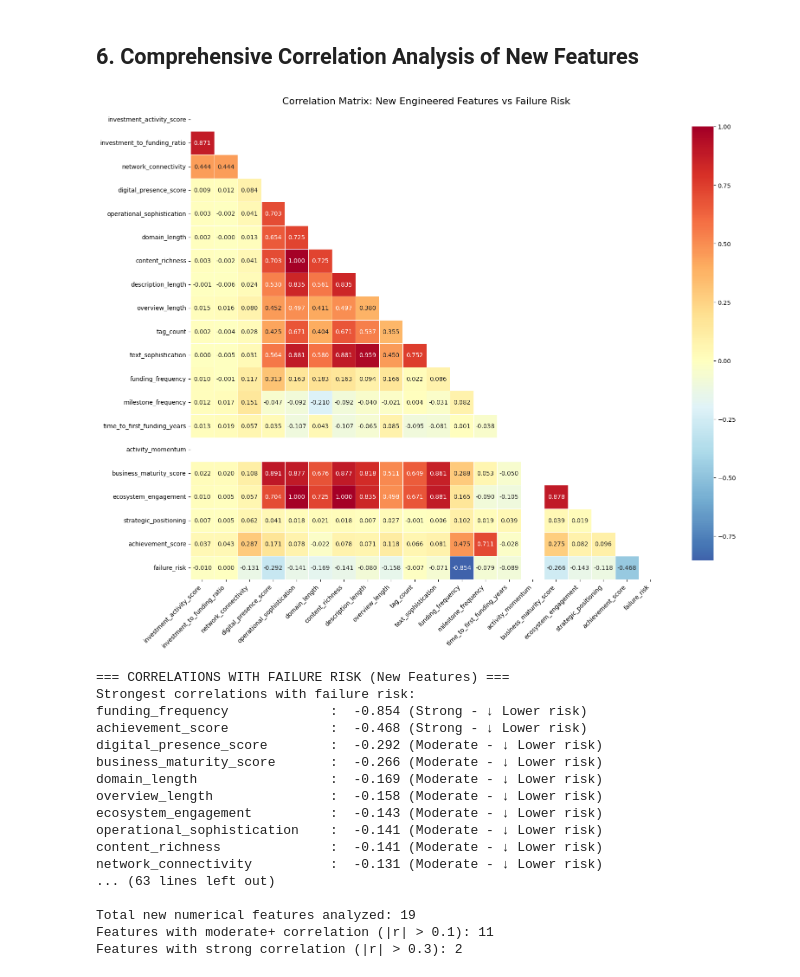
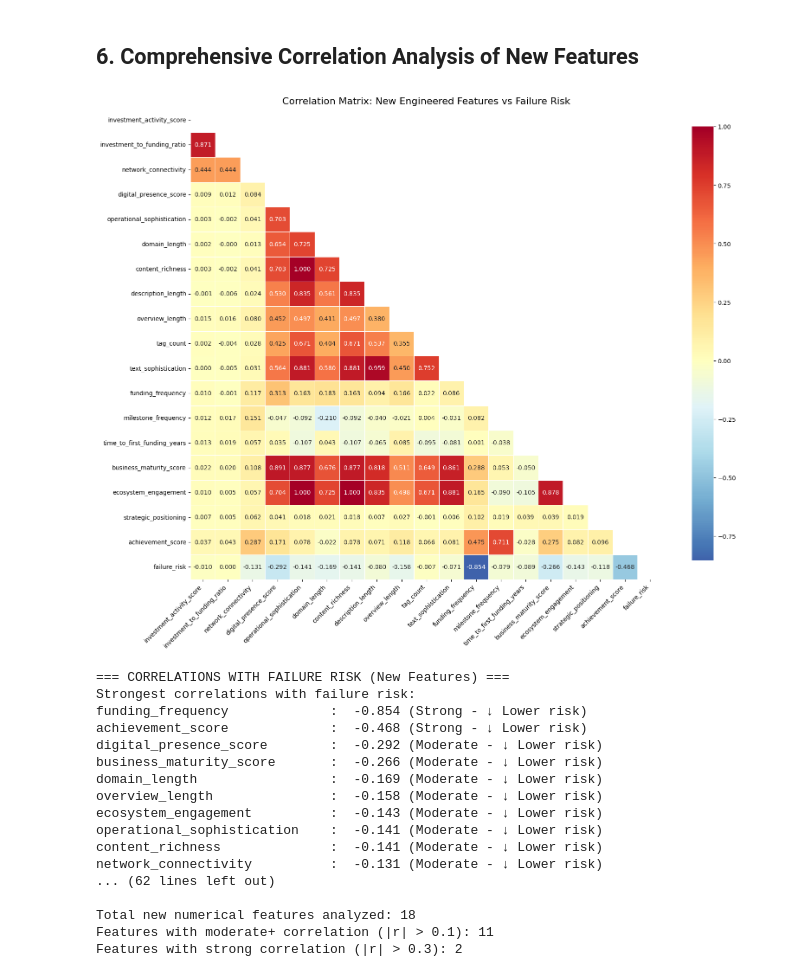
Before and after one commit to GM-Team-1/gm-credit-fund-risk-model, a Jupyter notebook: eda.ipynb, the cells around one changed output. Cells and saved outputs as stored; diff of their text form; code cells hidden in the pictures.

```diff
--- a/eda.ipynb
+++ b/eda.ipynb
@@ -1031,9 +1024,9 @@ Milestone Frequency Statistics (for companies with milestones):
 # %%
 # Composite Business Health Features Analysis
-composite_features = ['business_maturity_score', 'ecosystem_engagement', 'strategic_positioning',
-                      'activity_momentum', 'operational_sophistication', 'achievement_score']
+composite_features = ['business_maturity_score', 'ecosystem_engagement',
+                     'operational_sophistication', 'achievement_score']
 
-fig, axes = plt.subplots(2, 3, figsize=(18, 12))
+fig, axes = plt.subplots(2, 2, figsize=(18, 12))
 axes = axes.ravel()
 
 # Distribution of composite scores
@@ -1068,16 +1061,19 @@ for feature in composite_features:
 # Risk analysis by composite score quartiles
 print(f"\n=== RISK ANALYSIS BY COMPOSITE SCORE QUARTILES ===")
 for feature in composite_features:
-    # Use duplicates='drop' to avoid ValueError when bin edges are not unique
     bin_result = pd.qcut(df[feature], q=4, duplicates='drop')
-    n_bins = bin_result.cat.categories.size
-    labels = [f"Q{i+1}" for i in range(n_bins)]
-    quartile_risk = df.groupby(quartiles)['failure_risk'].mean()
+    n_bins = len(bin_result.cat.categories) - 1
+    if n_bins > 1:
+        labels = [f"Q{i+1}" for i in range(n_bins)]
+        quartiles = pd.qcut(df[feature], q=n_bins, labels=labels, duplicates='drop')
+        quartile_risk = df.groupby(quartiles)['failure_risk'].mean()
 
-    print(f"\n{feature.replace('_', ' ').title()} Risk by Quartile:")
-    for quartile, risk in quartile_risk.items():
-        count = (quartiles == quartile).sum()
-        print(f"  {quartile}: {risk:.3f} (n={count:,})")
+        print(f"\n{feature.replace('_', ' ').title()} Risk by Quartile:")
+        for quartile, risk in quartile_risk.items():
+            count = (quartiles == quartile).sum()
+            print(f"  {quartile}: {risk:.3f} (n={count:,})")
+    else:
+        print(f"\n{feature.replace('_', ' ').title()} does not have enough unique values for quartile analysis.")
 
 # Top performers analysis
 print(f"\n=== TOP PERFORMERS ANALYSIS (Top 10% by Business Maturity) ===")
@@ -1088,7 +1084,6 @@ print(f"Top 10% companies (n={len(top_performers):,}):")
 print(f"  Average business maturity score: {top_performers['business_maturity_score'].mean():.3f}")
 print(f"  Average failure risk: {top_performers['failure_risk'].mean():.3f}")
 print(f"  Companies with digital presence: {(top_performers['digital_presence_score'] > 0.7).sum():,}")
-print(f"  Companies with recent activity: {(top_performers['activity_momentum'] > 0.3).sum():,}")
 
 # Bottom performers analysis
 print(f"\n=== BOTTOM PERFORMERS ANALYSIS (Bottom 10% by Business Maturity) ===")
@@ -1099,5 +1094,4 @@ print(f"Bottom 10% companies (n={len(bottom_performers):,}):")
 print(f"  Average business maturity score: {bottom_performers['business_maturity_score'].mean():.3f}")
 print(f"  Average failure risk: {bottom_performers['failure_risk'].mean():.3f}")
 print(f"  Companies with digital presence: {(bottom_performers['digital_presence_score'] > 0.7).sum():,}")
-print(f"  Companies with recent activity: {(bottom_performers['activity_momentum'] > 0.3).sum():,}")
 # %% [output]
@@ -1124,21 +1118,13 @@ Ecosystem Engagement:
 ## 6. Comprehensive Correlation Analysis of New Features
 # %%
 # Comprehensive Correlation Analysis of New Features
-# Select all new numerical features for correlation analysis
 new_numerical_features = [
-    # Investment Activity
     'investment_activity_score', 'investment_to_funding_ratio', 'network_connectivity',
-    # Digital Presence
     'digital_presence_score', 'operational_sophistication', 'domain_length',
-    # Text Features
     'content_richness', 'description_length', 'overview_length', 'tag_count', 'text_sophistication',
-    # Temporal Features
-    'funding_frequency', 'milestone_frequency', 'time_to_first_funding_years', 'activity_momentum',
-    # Composite Features
+    'funding_frequency', 'milestone_frequency', 'time_to_first_funding_years',
     'business_maturity_score', 'ecosystem_engagement', 'strategic_positioning', 'achievement_score',
-    # Milestone Features
     'milestone_density',
-    # Target
     'failure_risk'
 ]
 
@@ -1181,7 +1167,7 @@ categories = {
     'Investment Activity': ['investment_activity_score', 'investment_to_funding_ratio', 'network_connectivity'],
     'Digital Presence': ['digital_presence_score', 'operational_sophistication'],
     'Text Features': ['content_richness', 'text_sophistication', 'tag_count'],
-    'Temporal Features': ['funding_frequency', 'milestone_frequency', 'activity_momentum'],
+    'Temporal Features': ['funding_frequency', 'milestone_frequency'],
     'Composite Features': ['business_maturity_score', 'ecosystem_engagement', 'strategic_positioning', 'achievement_score']
 }
 
@@ -1196,34 +1182,34 @@ for category, features in categories.items():
 # Rank categories by predictive power
 print(f"\n=== FEATURE CATEGORY RANKING ===")
 sorted_categories = sorted(category_scores.items(), key=lambda x: x[1], reverse=True)
 for i, (category, score) in enumerate(sorted_categories, 1):
     print(f"{i}. {category:20s}: {score:.3f}")
 
 # Multi-collinearity check
 print(f"\n=== MULTI-COLLINEARITY CHECK ===")
 print("High correlations between new features (|correlation| > 0.7):")
 n_features = len(available_features) - 1  # Exclude failure_risk
 high_corr_pairs = []
 
 for i in range(n_features):
     for j in range(i+1, n_features):
         corr = new_features_corr.iloc[i, j]
         if abs(corr) > 0.7:
             feature1 = new_features_corr.index[i]
             feature2 = new_features_corr.index[j]
             high_corr_pairs.append((feature1, feature2, corr))
 
 if high_corr_pairs:
     for feature1, feature2, corr in high_corr_pairs:
         print(f"  {feature1} ↔ {feature2}: {corr:.3f}")
 else:
     print("  No high correlations found (good for model diversity!)")
 
 print(f"\nTotal new numerical features analyzed: {len(available_features)-1}")
 print(f"Features with moderate+ correlation (|r| > 0.1): {sum(abs(corr) > 0.1 for corr in new_failure_risk_corr)}")
 print(f"Features with strong correlation (|r| > 0.3): {sum(abs(corr) > 0.3 for corr in new_failure_risk_corr)}")
 # %% [output]
-[figure, old version]
+[figure, new version]
 === CORRELATIONS WITH FAILURE RISK (New Features) ===
 Strongest correlations with failure risk:
 funding_frequency             :  -0.854 (Strong - ↓ Lower risk)
@@ -1236,8 +1222,8 @@ ecosystem_engagement          :  -0.143 (Moderate - ↓ Lower risk)
 operational_sophistication    :  -0.141 (Moderate - ↓ Lower risk)
 content_richness              :  -0.141 (Moderate - ↓ Lower risk)
 network_connectivity          :  -0.131 (Moderate - ↓ Lower risk)
-... (63 lines left out)
+... (62 lines left out)
 
-Total new numerical features analyzed: 19
+Total new numerical features analyzed: 18
 Features with moderate+ correlation (|r| > 0.1): 11
 Features with strong correlation (|r| > 0.3): 2
```
Also changed, not shown: parts of 10 cells of this notebook, 1 other file.
